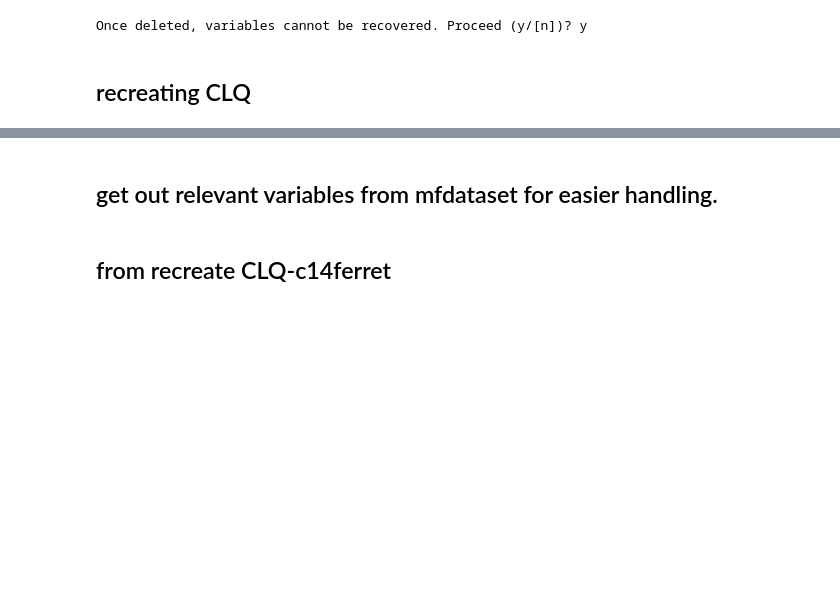
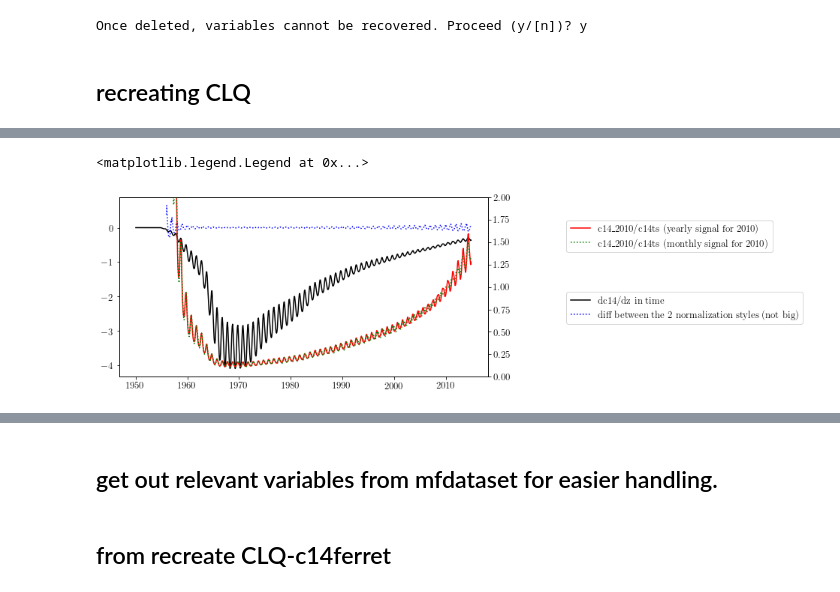
Before and after one commit to tjarnikova/C14, a Jupyter notebook: C14-ts-GEA4-series.ipynb, the cells around one changed output, grey strips where cells are left out. Drawn from its saved outputs; the diff is of its cells as text; code cells hidden in the pictures; blank space fills up the shorter version.

```diff
--- a/C14-ts-GEA4-series.ipynb
+++ b/C14-ts-GEA4-series.ipynb
@@ -166,0 +158,41 @@ Attributes:
+# %%
+normy = 2010
+
+fact = 1.1
+fig, axs = plt.subplots(1,1, figsize=(8*fact, 4*fact), facecolor='w', edgecolor='k')
+#axs = axs.ravel()
+
+dc14dzf = './corinneData/dc14dz.nc'
+CLQ_dc14dz  = xr.open_dataset(dc14dzf)
+times = pd.date_range("1950/01/01","2014/12/01",freq='MS')
+CLQ_dc14dz['TIME_COUNTER'] = times
+
+#dc14/dz
+axs.plot(CLQ_dc14dz.TIME_COUNTER,CLQ_dc14dz.DC14DZ, color = 'k', label = 'dc14/dz in time')
+
+
+# yearly avg for year 2010 - normsig1
+norm = np.mean(CLQ_dc14dz.DC14DZ.sel(TIME_COUNTER=slice(f'{normy}-01-01', f'{normy}-12-31')).values)
+DC14DZ = np.squeeze(CLQ_dc14dz.DC14DZ.values); DC14DZ[np.where(DC14DZ == 0)] = np.nan
+normsig1 = np.squeeze(norm/DC14DZ)
+axs2 = axs.twinx()
+axs2.plot(CLQ_dc14dz.TIME_COUNTER,normsig1, color = 'r', label = 'c14_2010/c14ts (yearly signal for 2010)')
+
+# monthly avg for year 2010 - normsig
+norm = np.squeeze(CLQ_dc14dz.DC14DZ.sel(TIME_COUNTER=slice(f'{normy}-01-01', f'{normy}-12-31')).values)
+repeats = 780 // 12
+normt = np.tile(norm, repeats)
+normsig = normt/DC14DZ
+normsig[normsig > 10 ] = np.nan
+
+axs2.plot(CLQ_dc14dz.TIME_COUNTER,normsig, color = 'g', linestyle = ':', label = 'c14_2010/c14ts (monthly signal for 2010)')
+axs.plot(CLQ_dc14dz.TIME_COUNTER,normsig-normsig1, color = 'b', linestyle = ':', label = 'diff between the 2 normalization styles (not big)')
+axs2.set_ylim([0,2])
+
+axs.legend(bbox_to_anchor = [1.2,0.5])
+axs2.legend(bbox_to_anchor = [1.2,0.9])
+# plt.title('bomb c14 gradient in CLQ run')
+# CL
+# %% [output]
+<matplotlib.legend.Legend at 0x...>
+[figure, added]
```
Also changed, not shown: parts of 17 cells of this notebook.
